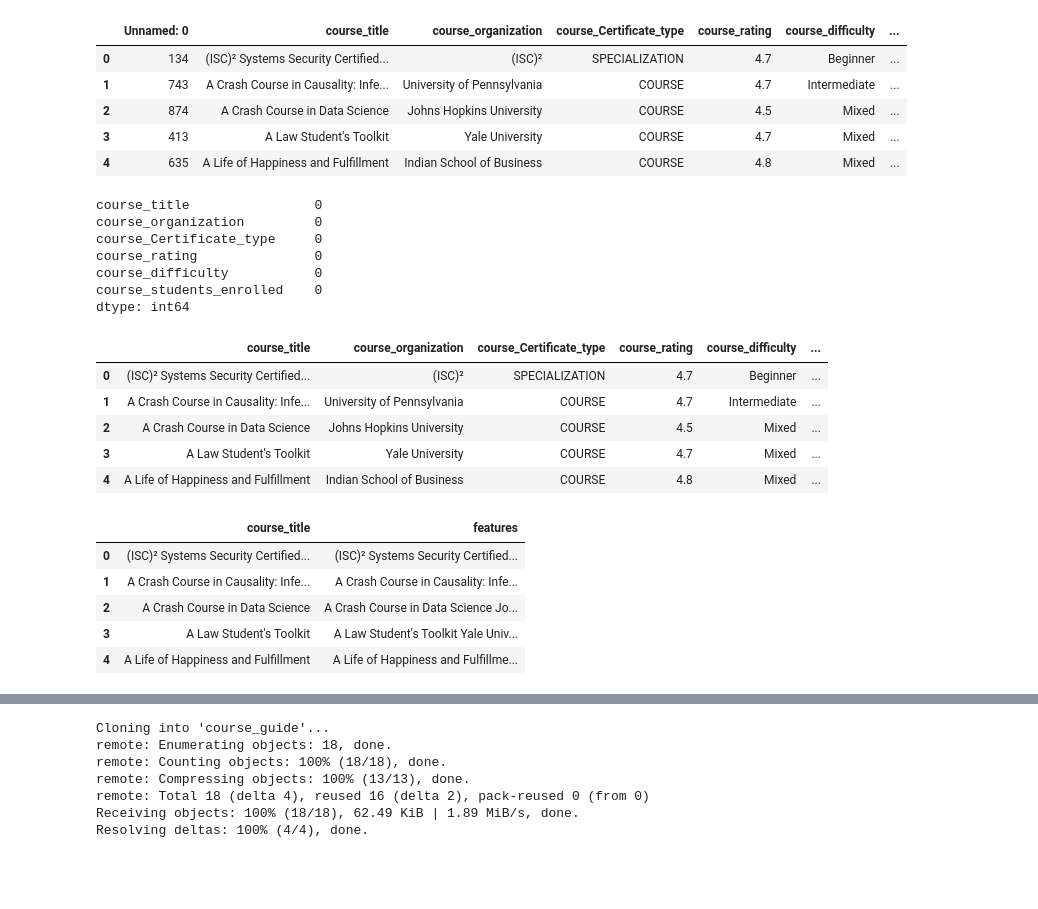
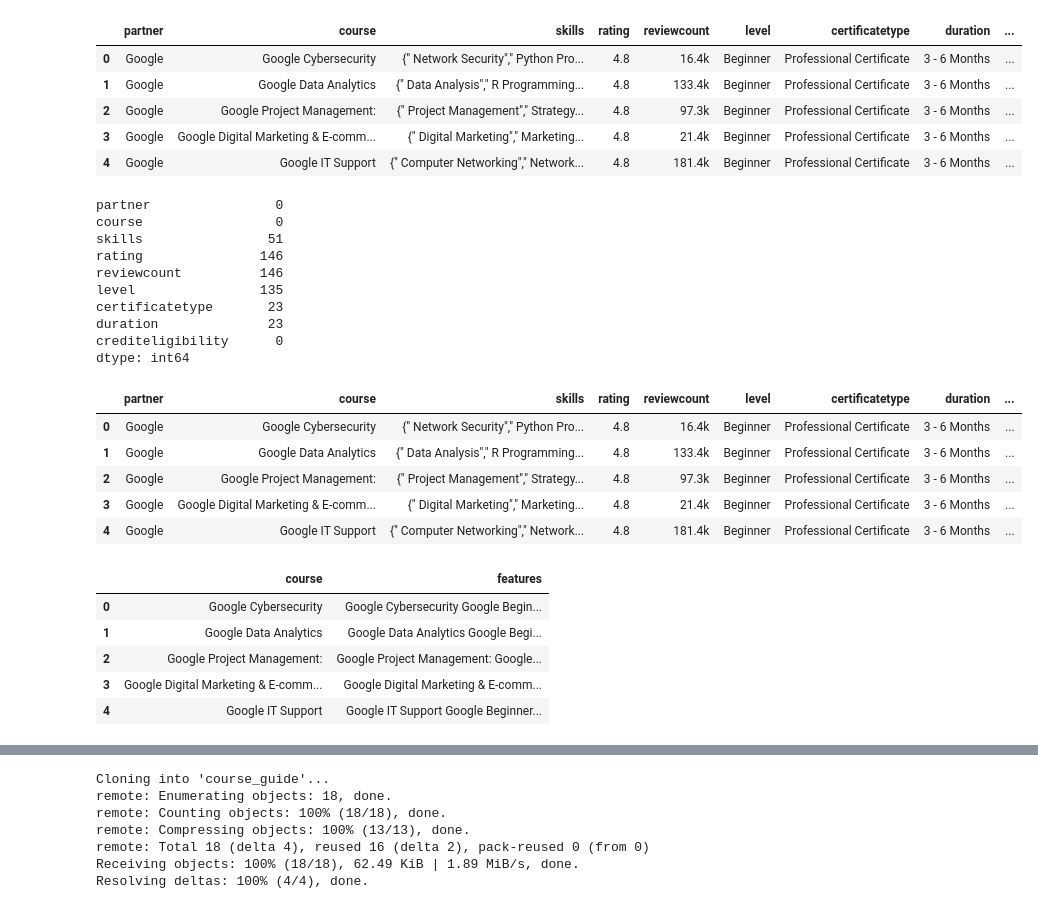
Before and after one commit to Jolsina/course_guide, a Jupyter notebook: course_recommender.ipynb, the cells around one changed output, grey strips where cells are left out. Cells and saved outputs as stored; diff of their text form; code cells hidden in the pictures; blank space fills up the shorter version.

Commit message:
Added login page and updated project

```diff
--- a/course_recommender.ipynb
+++ b/course_recommender.ipynb
@@ -19,51 +28,54 @@ Successfully installed scikit-surprise-1.1.4
 # %%
 import pandas as pd
 
-df = pd.read_csv("coursea_data.csv")
+df = pd.read_csv("coursera.csv")
 df.head()
 # %% [output]
-|  | Unnamed: 0 | course_title | course_organization | course_Certificate_type | course_rating | course_difficulty | ... |
-| 0 | 134 | (ISC)² Systems Security Certified... | (ISC)² | SPECIALIZATION | 4.7 | Beginner | ... |
-| 1 | 743 | A Crash Course in Causality: Infe... | University of Pennsylvania | COURSE | 4.7 | Intermediate | ... |
-| 2 | 874 | A Crash Course in Data Science | Johns Hopkins University | COURSE | 4.5 | Mixed | ... |
-| 3 | 413 | A Law Student's Toolkit | Yale University | COURSE | 4.7 | Mixed | ... |
-| 4 | 635 | A Life of Happiness and Fulfillment | Indian School of Business | COURSE | 4.8 | Mixed | ... |
+|  | partner | course | skills | rating | reviewcount | level | certificatetype | duration | ... |
+| 0 | Google | Google Cybersecurity | {" Network Security"," Python Pro... | 4.8 | 16.4k | Beginner | Professional Certificate | 3 - 6 Months | ... |
+| 1 | Google | Google Data Analytics | {" Data Analysis"," R Programming... | 4.8 | 133.4k | Beginner | Professional Certificate | 3 - 6 Months | ... |
+| 2 | Google | Google Project Management: | {" Project Management"," Strategy... | 4.8 | 97.3k | Beginner | Professional Certificate | 3 - 6 Months | ... |
+| 3 | Google | Google Digital Marketing & E-comm... | {" Digital Marketing"," Marketing... | 4.8 | 21.4k | Beginner | Professional Certificate | 3 - 6 Months | ... |
+| 4 | Google | Google IT Support | {" Computer Networking"," Network... | 4.8 | 181.4k | Beginner | Professional Certificate | 3 - 6 Months | ... |
 # %%
 # Remove unnecessary column
-df = df.drop(columns=['Unnamed: 0'])
+df = df.drop(columns=['Unnamed: 0'], errors='ignore')
 
 # Check for missing values
 print(df.isnull().sum())
 
 # Convert rating column to float
-df['course_rating'] = df['course_rating'].astype(float)
+df['rating'] = df['rating'].astype(float)
 
 df.head()
 # %% [output]
-course_title                0
-course_organization         0
-course_Certificate_type     0
-course_rating               0
-course_difficulty           0
-course_students_enrolled    0
+partner                0
+course                 0
+skills                51
+rating               146
+reviewcount          146
+level                135
+certificatetype       23
+duration              23
+crediteligibility      0
 dtype: int64
-|  | course_title | course_organization | course_Certificate_type | course_rating | course_difficulty | ... |
-| 0 | (ISC)² Systems Security Certified... | (ISC)² | SPECIALIZATION | 4.7 | Beginner | ... |
-| 1 | A Crash Course in Causality: Infe... | University of Pennsylvania | COURSE | 4.7 | Intermediate | ... |
-| 2 | A Crash Course in Data Science | Johns Hopkins University | COURSE | 4.5 | Mixed | ... |
-| 3 | A Law Student's Toolkit | Yale University | COURSE | 4.7 | Mixed | ... |
-| 4 | A Life of Happiness and Fulfillment | Indian School of Business | COURSE | 4.8 | Mixed | ... |
+|  | partner | course | skills | rating | reviewcount | level | certificatetype | duration | ... |
+| 0 | Google | Google Cybersecurity | {" Network Security"," Python Pro... | 4.8 | 16.4k | Beginner | Professional Certificate | 3 - 6 Months | ... |
+| 1 | Google | Google Data Analytics | {" Data Analysis"," R Programming... | 4.8 | 133.4k | Beginner | Professional Certificate | 3 - 6 Months | ... |
+| 2 | Google | Google Project Management: | {" Project Management"," Strategy... | 4.8 | 97.3k | Beginner | Professional Certificate | 3 - 6 Months | ... |
+| 3 | Google | Google Digital Marketing & E-comm... | {" Digital Marketing"," Marketing... | 4.8 | 21.4k | Beginner | Professional Certificate | 3 - 6 Months | ... |
+| 4 | Google | Google IT Support | {" Computer Networking"," Network... | 4.8 | 181.4k | Beginner | Professional Certificate | 3 - 6 Months | ... |
 # %%
-df['features'] = df['course_title'] + " " + \
-                 df['course_organization'] + " " + \
-                 df['course_difficulty'] + " " + \
-                 df['course_Certificate_type']
+df['features'] = df['course'] + " " + \
+                 df['partner'] + " " + \
+                 df['level'] + " " + \
+                 df['certificatetype']
 
-df[['course_title','features']].head()
+df[['course','features']].head()
 # %% [output]
-|  | course_title | features |
-| 0 | (ISC)² Systems Security Certified... | (ISC)² Systems Security Certified... |
-| 1 | A Crash Course in Causality: Infe... | A Crash Course in Causality: Infe... |
-| 2 | A Crash Course in Data Science | A Crash Course in Data Science Jo... |
-| 3 | A Law Student's Toolkit | A Law Student's Toolkit Yale Univ... |
-| 4 | A Life of Happiness and Fulfillment | A Life of Happiness and Fulfillme... |
+|  | course | features |
+| 0 | Google Cybersecurity | Google Cybersecurity Google Begin... |
+| 1 | Google Data Analytics | Google Data Analytics Google Begi... |
+| 2 | Google Project Management: | Google Project Management: Google... |
+| 3 | Google Digital Marketing & E-comm... | Google Digital Marketing & E-comm... |
+| 4 | Google IT Support | Google IT Support Google Beginner... |
```
Also changed, not shown: parts of 20 cells of this notebook, 3 other files.
